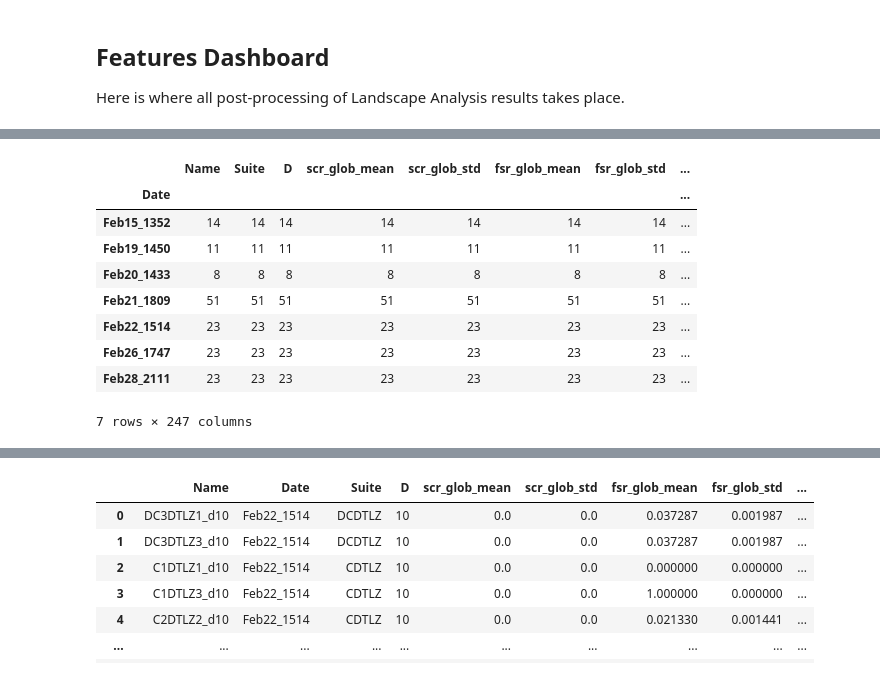
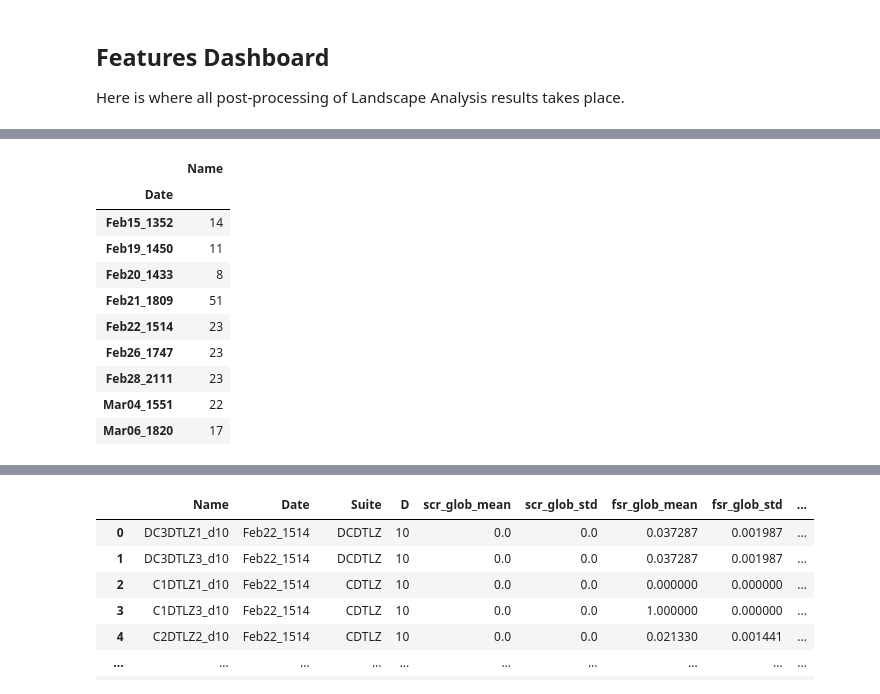
Before and after one commit to richardlovesspaceengineering/rrut_thesis_code, a Jupyter notebook: ISA-CMOP_Python/thesis_notebook.ipynb, the cells around one changed output, grey strips where cells are left out. Saved outputs shown, nothing was run; the diff lists cells and outputs as text; code cells hidden in the pictures.

```diff
--- a/ISA-CMOP_Python/thesis_notebook.ipynb
+++ b/ISA-CMOP_Python/thesis_notebook.ipynb
@@ -204,16 +279,17 @@ Features collated csv saved to ../features_results/features_collated.csv
 # %%
-dashboard.get_landscape_features_df(give_sd=True).groupby("Date").count()
+dashboard.get_landscape_features_df(give_sd=True).groupby("Date").count()[["Name"]]
 # %% [output]
-|  | Name | Suite | D | scr_glob_mean | scr_glob_std | fsr_glob_mean | fsr_glob_std | ... |
-| Date |  |  |  |  |  |  |  | ... |
-| Feb15_1352 | 14 | 14 | 14 | 14 | 14 | 14 | 14 | ... |
-| Feb19_1450 | 11 | 11 | 11 | 11 | 11 | 11 | 11 | ... |
-| Feb20_1433 | 8 | 8 | 8 | 8 | 8 | 8 | 8 | ... |
-| Feb21_1809 | 51 | 51 | 51 | 51 | 51 | 51 | 51 | ... |
-| Feb22_1514 | 23 | 23 | 23 | 23 | 23 | 23 | 23 | ... |
-| Feb26_1747 | 23 | 23 | 23 | 23 | 23 | 23 | 23 | ... |
-| Feb28_2111 | 23 | 23 | 23 | 23 | 23 | 23 | 23 | ... |
+|  | Name |
+| Date |  |
+| Feb15_1352 | 14 |
+| Feb19_1450 | 11 |
+| Feb20_1433 | 8 |
+| Feb21_1809 | 51 |
+| Feb22_1514 | 23 |
+| Feb26_1747 | 23 |
+| Feb28_2111 | 23 |
+| Mar04_1551 | 22 |
+| Mar06_1820 | 17 |
-7 rows × 247 columns
 # %%
 # Read features for specific problem.
 problem_features = dashboard.get_problem_features_samples_df("DASCMOP1", "5", "glob")
```
Also changed, not shown: parts of 11 cells of this notebook, 1 other file.
